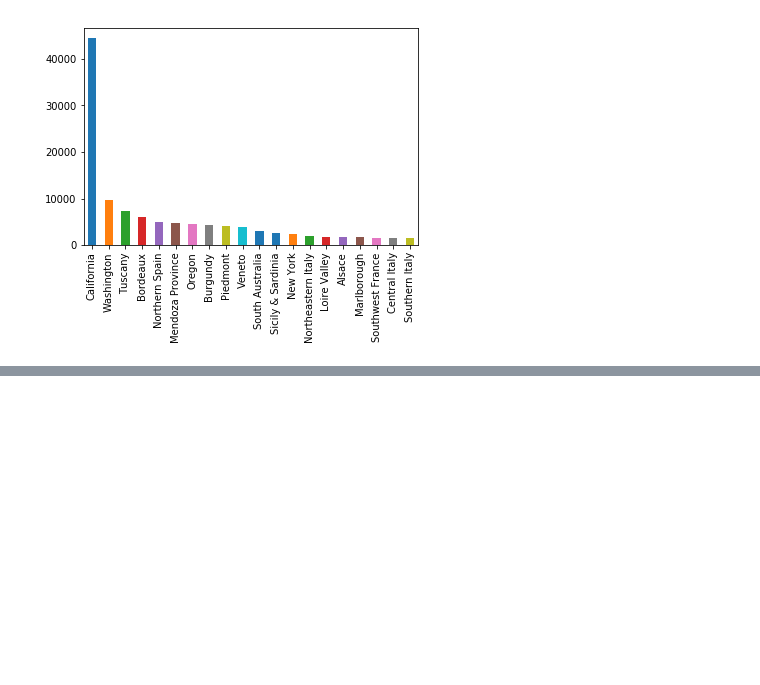
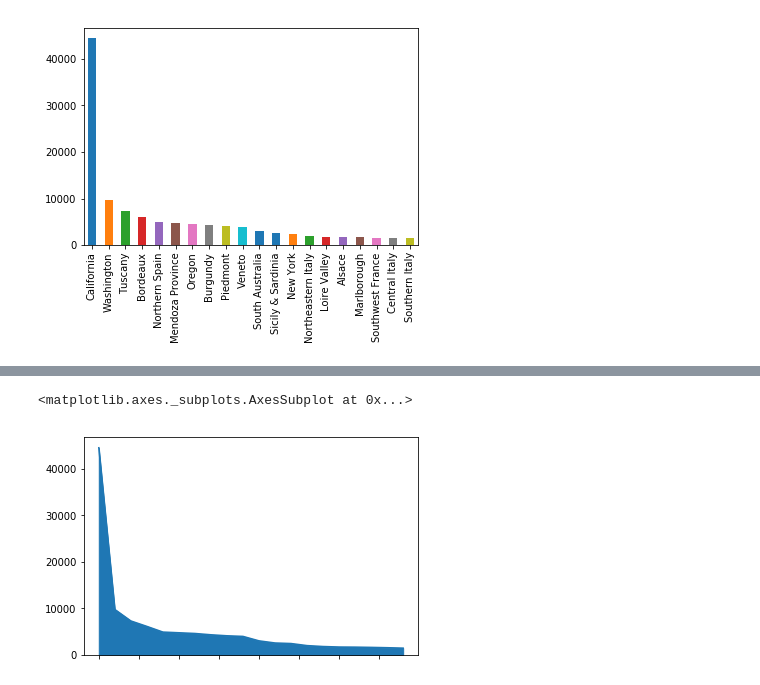
Before and after one commit to igorlpa/Estudo_Python, a Jupyter notebook: kaggle/Data Visualization.ipynb, the cells around one changed output, grey strips where cells are left out. Cells and saved outputs as stored; diff of their text form; code cells hidden in the pictures; blank space fills up the shorter version.

```diff
--- a/kaggle/Data Visualization.ipynb
+++ b/kaggle/Data Visualization.ipynb
@@ -16,0 +22,5 @@ reviews.province.value_counts().head(20).plot.bar()
+# %%
+reviews.province.value_counts().head(20).plot.area()
+# %% [output]
+<matplotlib.axes._subplots.AxesSubplot at 0x...>
+[figure, added]
```
Also changed, not shown: parts of 28 cells of this notebook.
